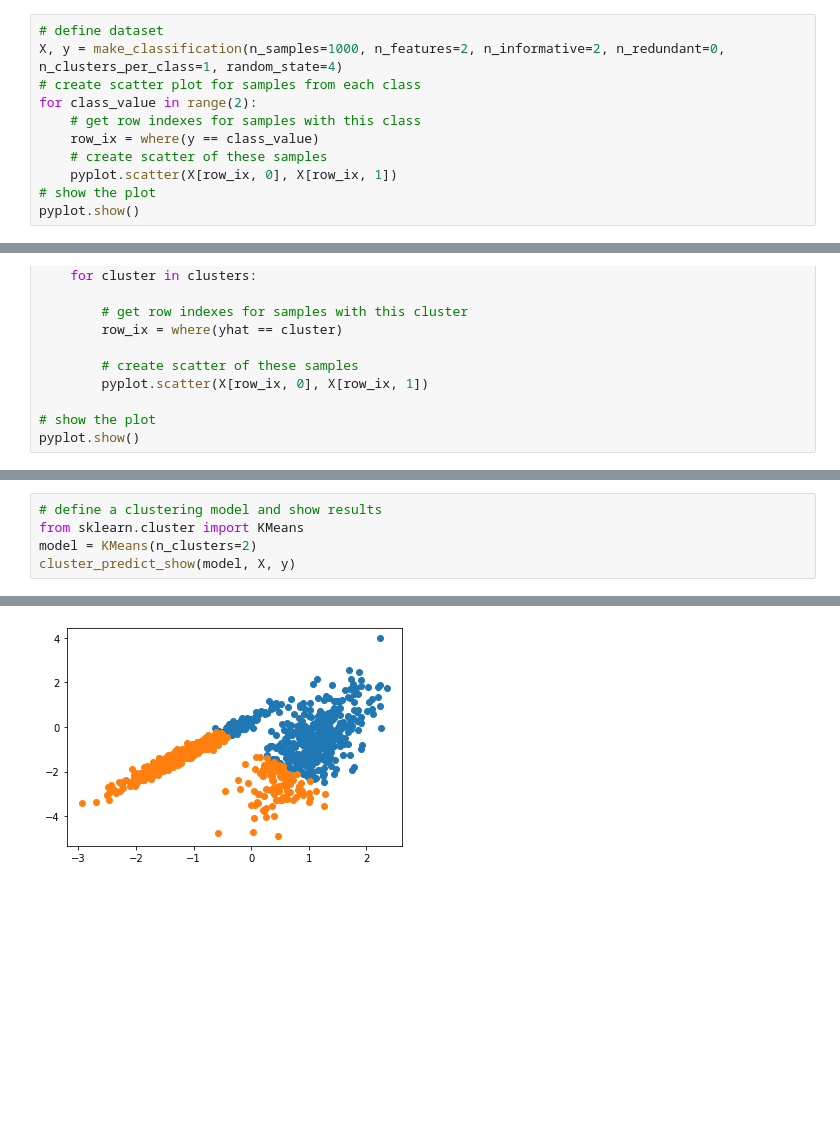
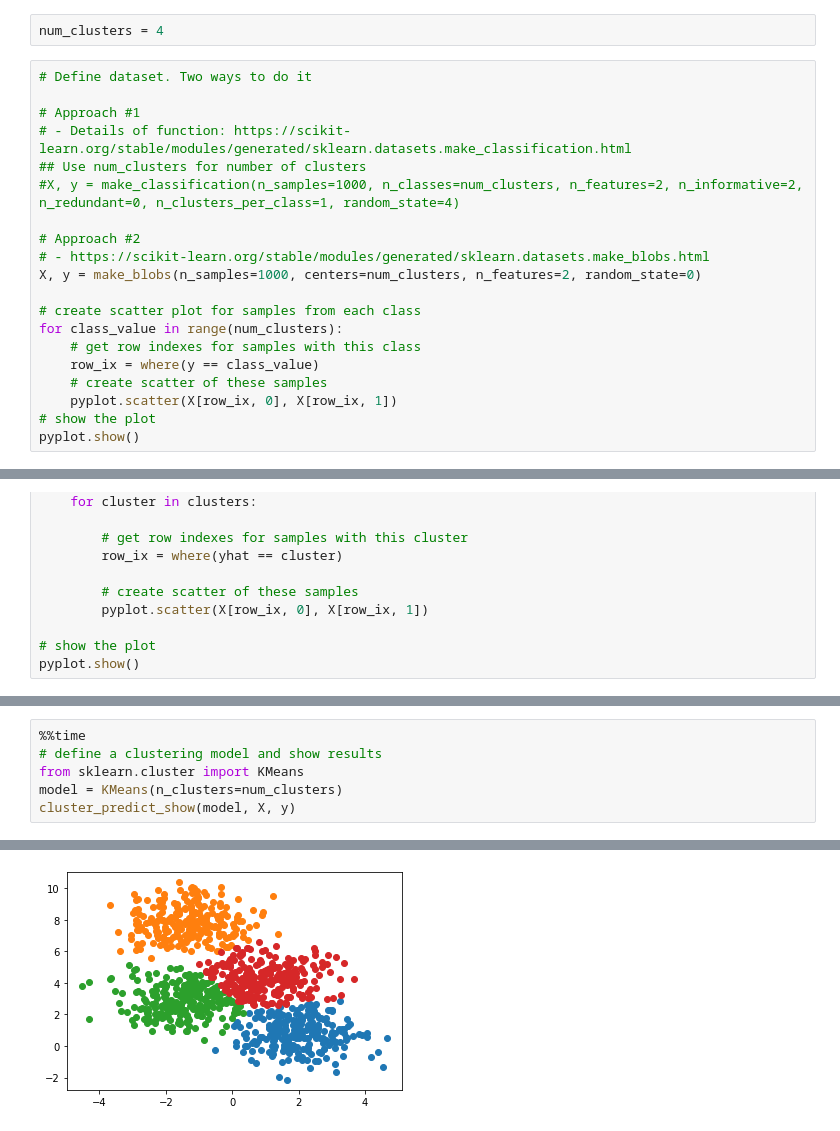
Before and after one commit to biplav-s/course-d2d-ai, a Jupyter notebook: sample-code/l10-11-unsupervised-ml/Cluster-exploration-syntheticdata.ipynb, the cells around one changed output, grey strips where cells are left out. Cells and saved outputs as stored; diff of their text form; blank space fills up the shorter version.

Commit message:
l10 cluster code revised

```diff
--- a/sample-code/l10-11-unsupervised-ml/Cluster-exploration-syntheticdata.ipynb
+++ b/sample-code/l10-11-unsupervised-ml/Cluster-exploration-syntheticdata.ipynb
@@ -10,9 +11,20 @@ from sklearn.datasets import make_classification
 from matplotlib import pyplot
+# %%
+num_clusters = 4
 # %%
-# define dataset
-X, y = make_classification(n_samples=1000, n_features=2, n_informative=2, n_redundant=0, n_clusters_per_class=1, random_state=4)
+# Define dataset. Two ways to do it
+
+# Approach #1
+# - Details of function: https://scikit-learn.org/stable/modules/generated/sklearn.datasets.make_classification.html
+## Use num_clusters for number of clusters
+#X, y = make_classification(n_samples=1000, n_classes=num_clusters, n_features=2, n_informative=2, n_redundant=0, n_clusters_per_class=1, random_state=4)
+
+# Approach #2
+# - https://scikit-learn.org/stable/modules/generated/sklearn.datasets.make_blobs.html
+X, y = make_blobs(n_samples=1000, centers=num_clusters, n_features=2, random_state=0)
+
 # create scatter plot for samples from each class
-for class_value in range(2):
+for class_value in range(num_clusters):
     # get row indexes for samples with this class
     row_ix = where(y == class_value)
     # create scatter of these samples
@@ -77,6 +92,7 @@ cluster_predict_show(model, X, y)
 # %%
+%%time
 # define a clustering model and show results
 from sklearn.cluster import KMeans
-model = KMeans(n_clusters=2)
+model = KMeans(n_clusters=num_clusters)
 cluster_predict_show(model, X, y)
 # %% [output]
@@ -83,2 +101,2 @@ cluster_predict_show(model, X, y)
-[figure, old version]
+[figure, new version]
 # %%
```
Also changed, not shown: parts of 7 cells of this notebook.
